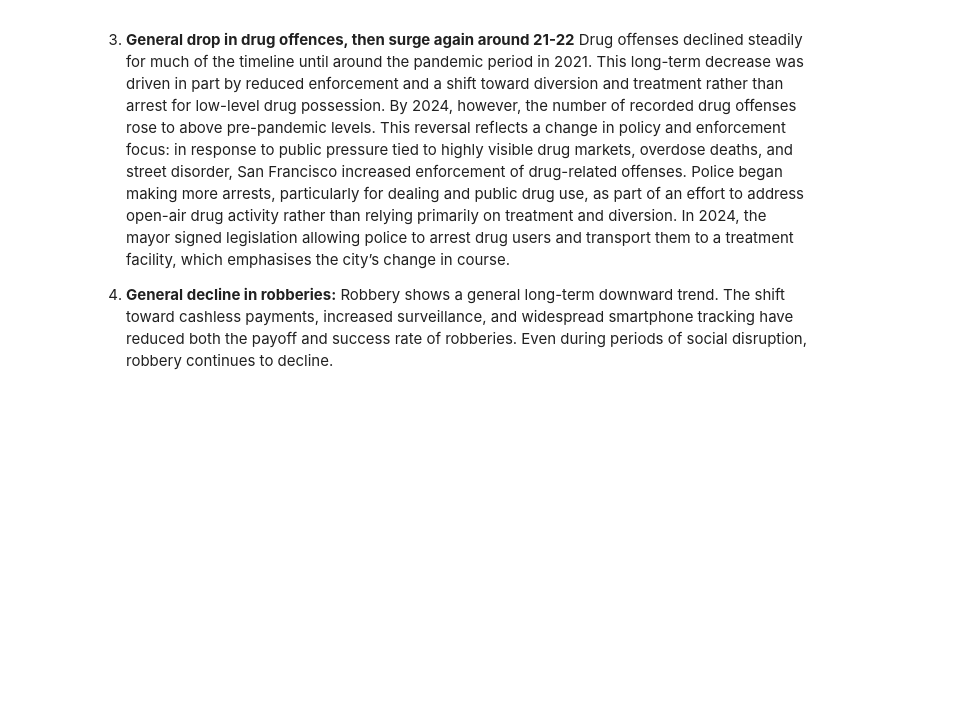
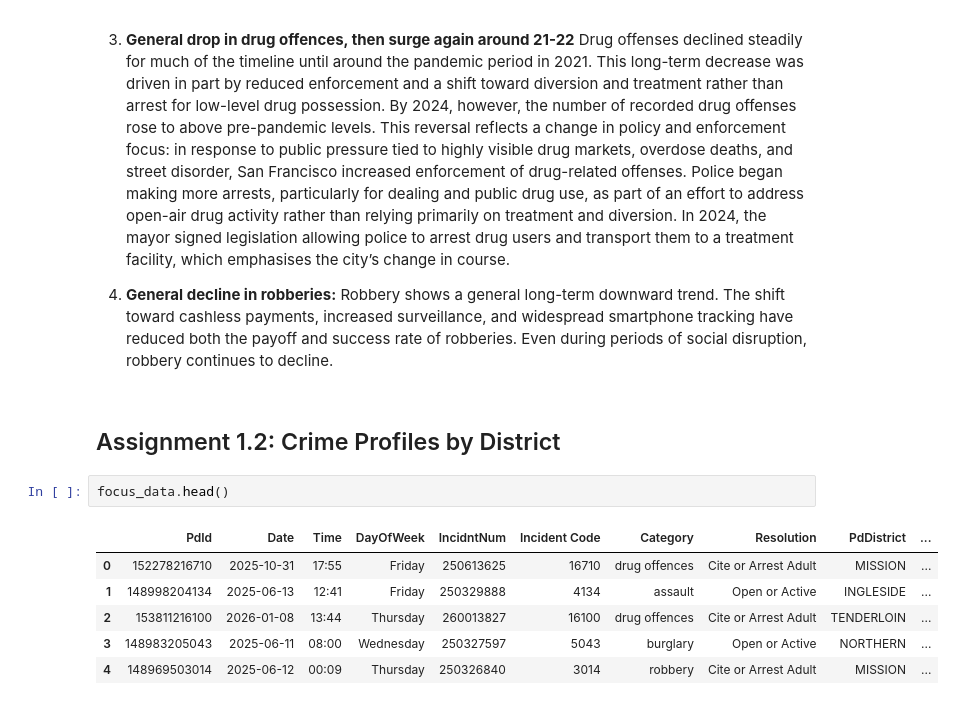
Before and after one commit to sterlie/socialdata_1, a Jupyter notebook: report_1.ipynb, the cells around one changed output. Drawn from its saved outputs; the diff is of its cells as text; blank space fills up the shorter version.

```diff
--- a/report_1.ipynb
+++ b/report_1.ipynb
@@ -58,3 +59,14 @@ Drug offenses declined steadily for much of the timeline until around the pandem
 
 4) **General decline in robberies:**
 Robbery shows a general long-term downward trend. The shift toward cashless payments, increased surveillance, and widespread smartphone tracking have reduced both the payoff and success rate of robberies. Even during periods of social disruption, robbery continues to decline.
+# %% [markdown]
+## Assignment 1.2: Crime Profiles by District
+# %%
+focus_data.head()
+# %% [output]
+|  | PdId | Date | Time | DayOfWeek | IncidntNum | Incident Code | Category | Resolution | PdDistrict | ... |
+| 0 | 152278216710 | 2025-10-31 | 17:55 | Friday | 250613625 | 16710 | drug offences | Cite or Arrest Adult | MISSION | ... |
+| 1 | 148998204134 | 2025-06-13 | 12:41 | Friday | 250329888 | 4134 | assault | Open or Active | INGLESIDE | ... |
+| 2 | 153811216100 | 2026-01-08 | 13:44 | Thursday | 260013827 | 16100 | drug offences | Cite or Arrest Adult | TENDERLOIN | ... |
+| 3 | 148983205043 | 2025-06-11 | 08:00 | Wednesday | 250327597 | 5043 | burglary | Open or Active | NORTHERN | ... |
+| 4 | 148969503014 | 2025-06-12 | 00:09 | Thursday | 250326840 | 3014 | robbery | Cite or Arrest Adult | MISSION | ... |
```
Also changed, not shown: parts of 16 cells of this notebook, 1 other file.
